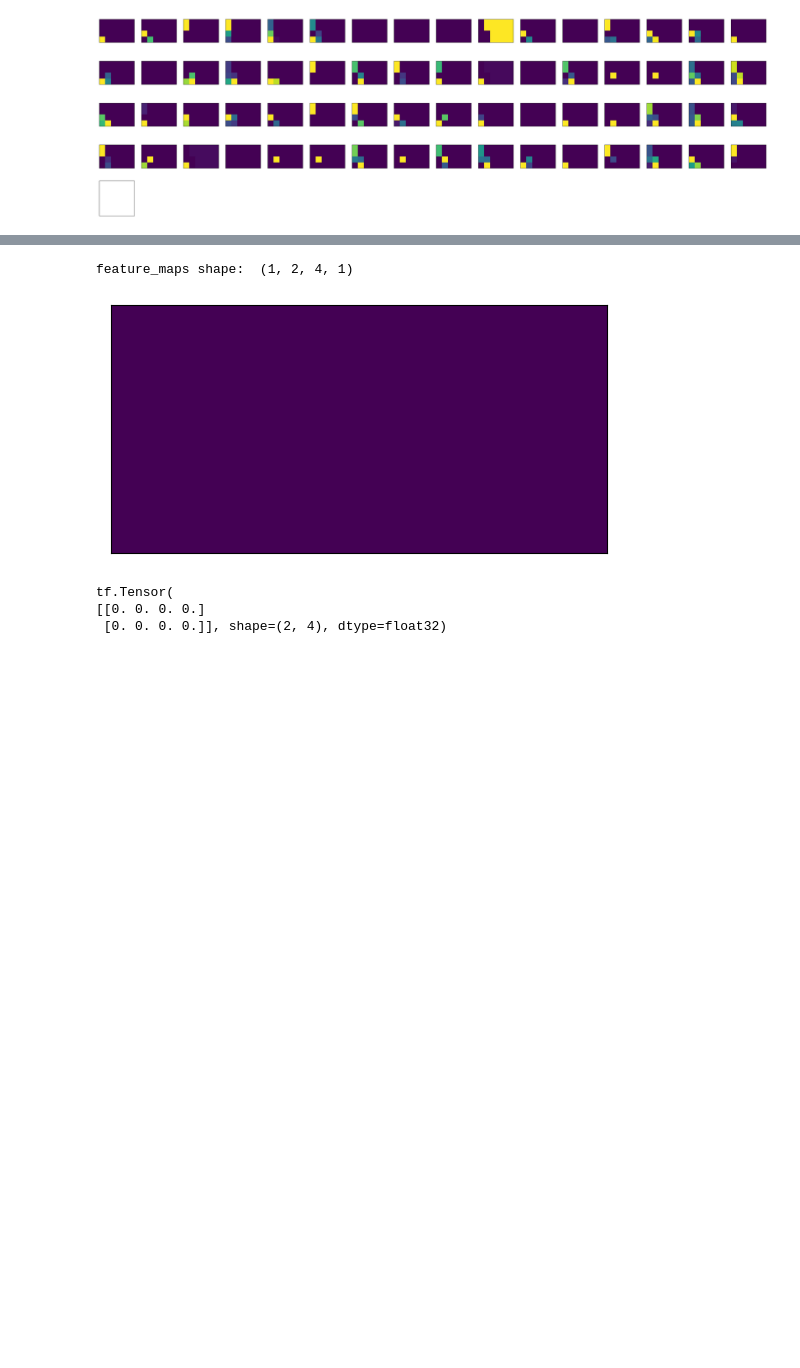
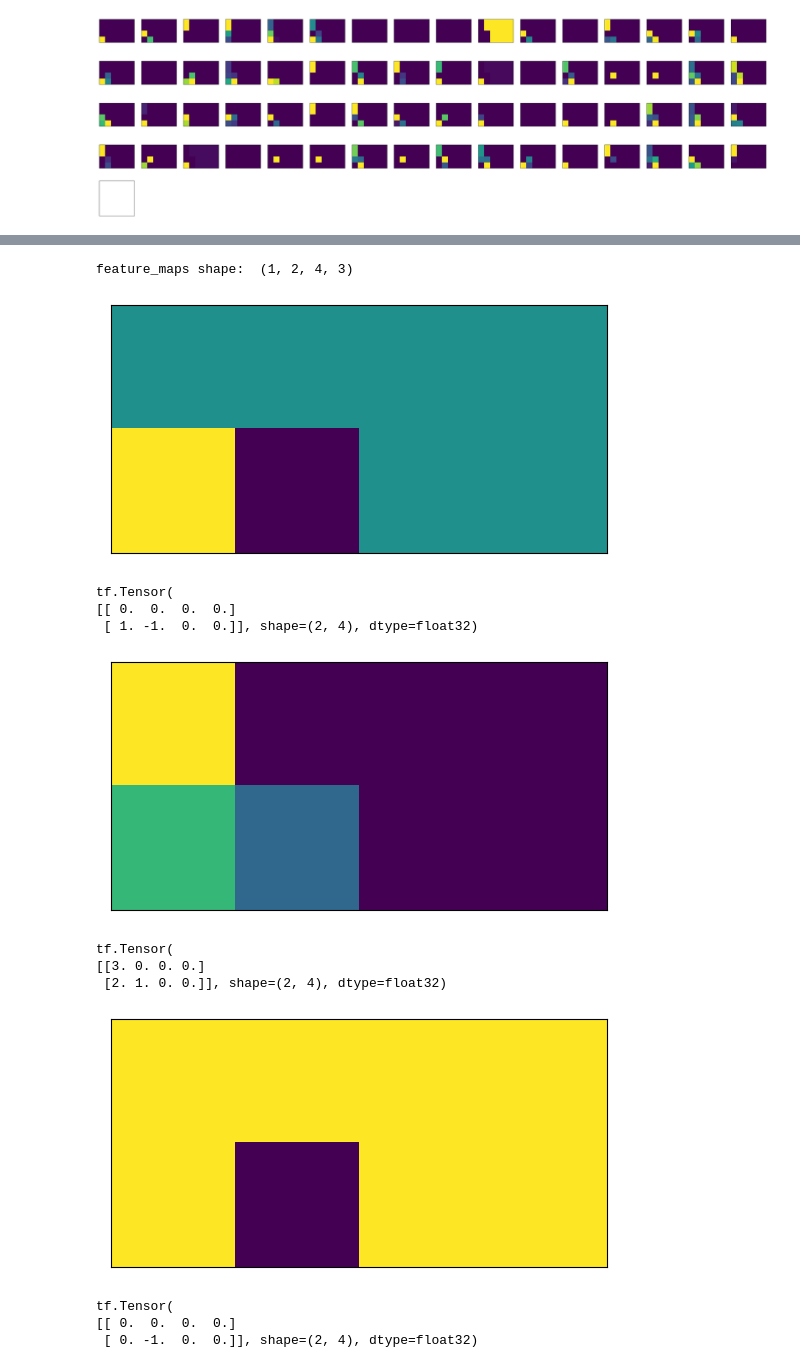
Before and after one commit to PichiBrihuega/Substituent-Neural-Network, a Jupyter notebook: Notebooks/ManualEncoded.ipynb, the cells around one changed output, grey strips where cells are left out. Drawn from its saved outputs; the diff is of its cells as text; code cells hidden in the pictures; blank space fills up the shorter version.

```diff
--- a/Notebooks/ManualEncoded.ipynb
+++ b/Notebooks/ManualEncoded.ipynb
@@ -685,15 +685,17 @@ from tensorflow import keras
 from tensorflow.keras import layers
 
 # Definir los filtros personalizados
-filtros = [np.array([
-    [1, 1, 1],
-    [0, 0, 0],
-    [-1, -1, -1]
-])]
+filtros = [
+    np.array([[1, 0, -1], [0, 0, 0], [-1, 0, 1]]),
+    np.array([[1, 0, -1], [1, 0, -1], [1, 0, -1]]),
+    np.array([[1, 1, 1], [0, 0, 0], [-1, -1, -1]]),
+]
+filtros = np.swapaxes(filtros,0,1)
+filtros = np.swapaxes(filtros,1,2)
 
 # Definir la arquitectura de la red
 model = keras.Sequential([
-    layers.Conv2D(1, (3, 3), strides=1, input_shape=(4, 6, 1), activation='relu',
+    layers.Conv2D(3, (3, 3), strides=1, input_shape=(4, 6, 1), activation='linear',
                   kernel_initializer=keras.initializers.Constant(filtros), trainable=False),
     layers.Flatten(),
     layers.Dense(24, activation='elu'),
@@ -754,9 +756,17 @@ dict_keys(['conv2d_40', 'flatten_28', 'dense_95', 'dense_96'])
 [figure]
 # %%
-show_features2(features,'conv2d_40')
+show_features2(features,'conv2d_61')
 # %% [output]
-feature_maps shape:  (1, 2, 4, 1)
+feature_maps shape:  (1, 2, 4, 3)
-[figure, old version]
+[figure, new version]
 tf.Tensor(
-[[0. 0. 0. 0.]
- [0. 0. 0. 0.]], shape=(2, 4), dtype=float32)
+[[ 0.  0.  0.  0.]
+ [ 1. -1.  0.  0.]], shape=(2, 4), dtype=float32)
+[figure, added]
+tf.Tensor(
+[[3. 0. 0. 0.]
+ [2. 1. 0. 0.]], shape=(2, 4), dtype=float32)
+[figure, added]
+tf.Tensor(
+[[ 0.  0.  0.  0.]
+ [ 0. -1.  0.  0.]], shape=(2, 4), dtype=float32)
```
Also changed, not shown: parts of 14 cells of this notebook, 1 other file.
